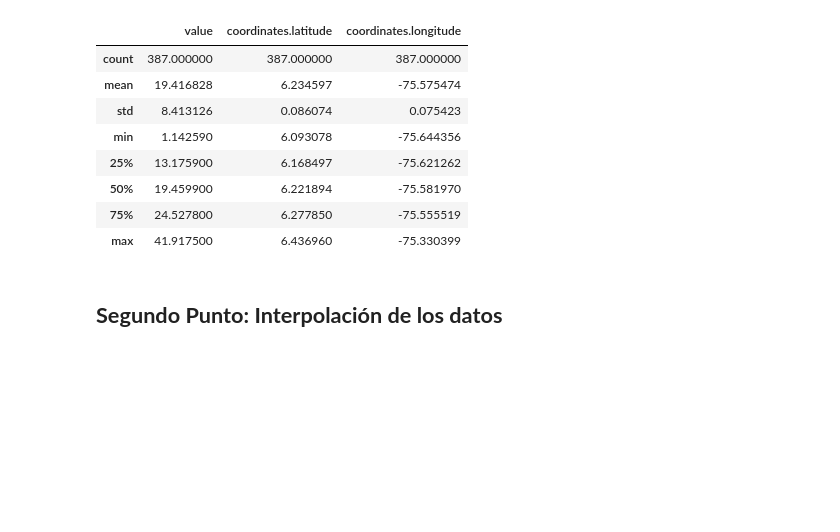
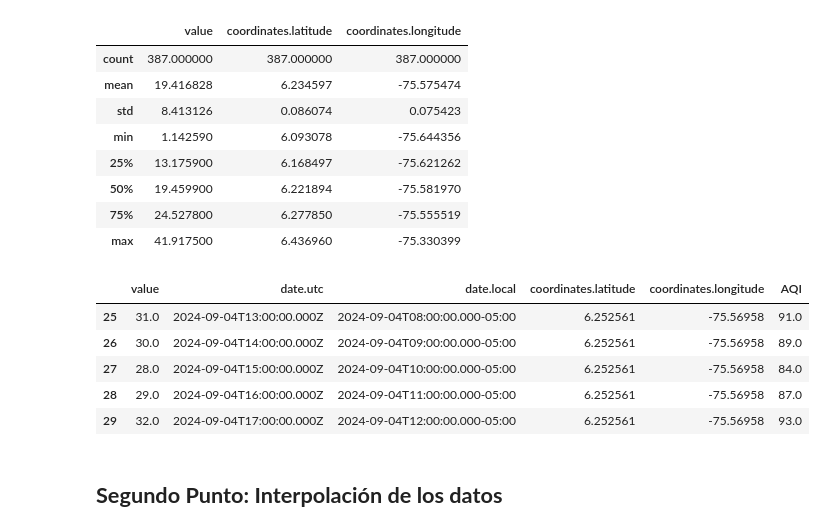
Before and after one commit to JuanfeP2004/Examen3IoT, a Jupyter notebook: Examen03IoTJuanFelipeRamirezCastañeda.ipynb, the cells around one changed output. Cells and saved outputs as stored; diff of their text form; code cells hidden in the pictures; blank space fills up the shorter version.

```diff
--- a/Examen03IoTJuanFelipeRamirezCastañeda.ipynb
+++ b/Examen03IoTJuanFelipeRamirezCastañeda.ipynb
@@ -104,6 +120,36 @@ df.describe()
 | 50% | 19.459900 | 6.221894 | -75.581970 |
 | 75% | 24.527800 | 6.277850 | -75.555519 |
 | max | 41.917500 | 6.436960 | -75.330399 |
+# %%
+#Se le calcula el AQI a cada uno de los valores
+def calcular_aqi(value):
+
+    valores_aqi = [
+        [0,50,0,12], #Buena
+        [51,100,12.1,35.4], #Moderada
+        [101,150,35.5,55.4], #Poco saludable para algunos grupos
+        [151,200,55.5,150.4], #Poco saludable
+        [201,300,150.5,250.4], #Muy poco saludable
+        [301,500,250.5,500.4] #Peligro
+    ]
+
+    aqi = 0
+    for i in range(len(valores_aqi)):
+        if value >= valores_aqi[i][2] and value <= valores_aqi[i][3]:
+            aqi = (valores_aqi[i][1] - valores_aqi[i][0])/(valores_aqi[i][3] - valores_aqi[i][2])*(value - valores_aqi[i][2]) + valores_aqi[i][0]
+            break
+    aqi = round(aqi,0)
+    return aqi
+
+df['AQI'] = df['value'].apply(calcular_aqi)
+df.head()
+# %% [output]
+|  | value | date.utc | date.local | coordinates.latitude | coordinates.longitude | AQI |
+| 25 | 31.0 | 2024-09-04T13:00:00.000Z | 2024-09-04T08:00:00.000-05:00 | 6.252561 | -75.56958 | 91.0 |
+| 26 | 30.0 | 2024-09-04T14:00:00.000Z | 2024-09-04T09:00:00.000-05:00 | 6.252561 | -75.56958 | 89.0 |
+| 27 | 28.0 | 2024-09-04T15:00:00.000Z | 2024-09-04T10:00:00.000-05:00 | 6.252561 | -75.56958 | 84.0 |
+| 28 | 29.0 | 2024-09-04T16:00:00.000Z | 2024-09-04T11:00:00.000-05:00 | 6.252561 | -75.56958 | 87.0 |
+| 29 | 32.0 | 2024-09-04T17:00:00.000Z | 2024-09-04T12:00:00.000-05:00 | 6.252561 | -75.56958 | 93.0 |
 # %% [markdown]
 ## **Segundo Punto: Interpolación de los datos**
 # %%
```
Also changed, not shown: parts of 7 cells of this notebook.
